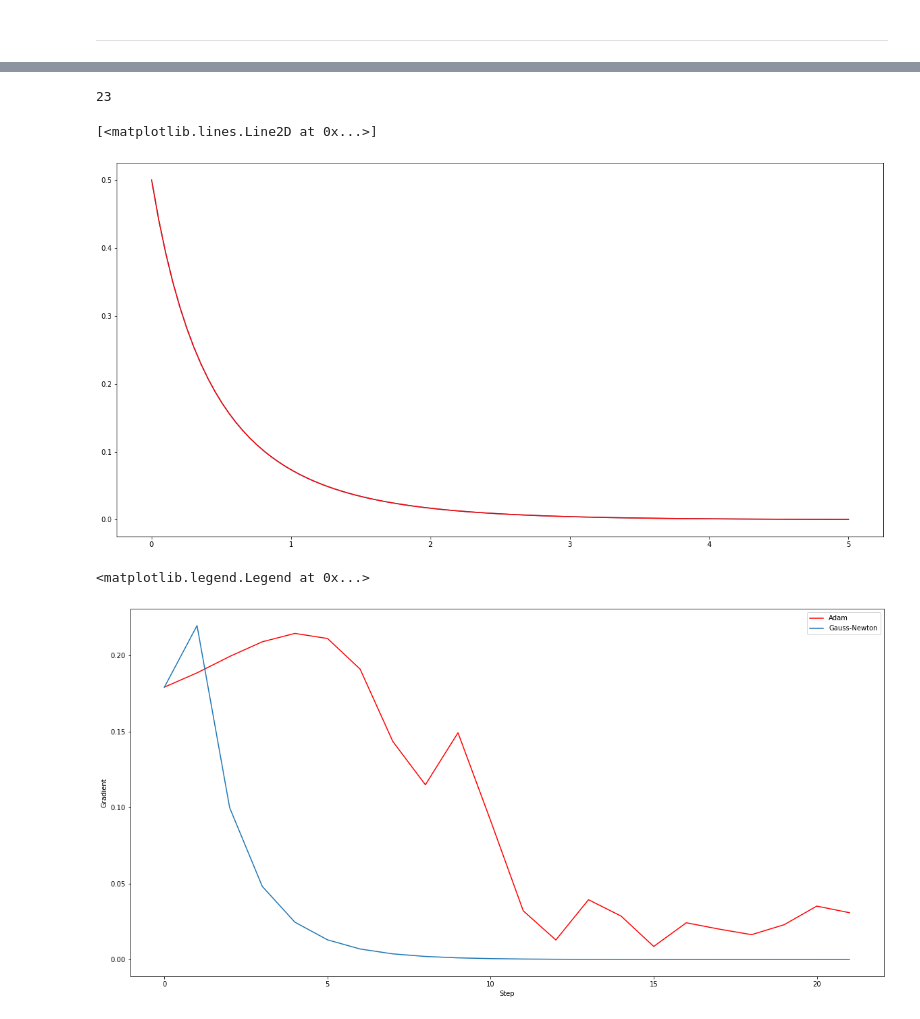
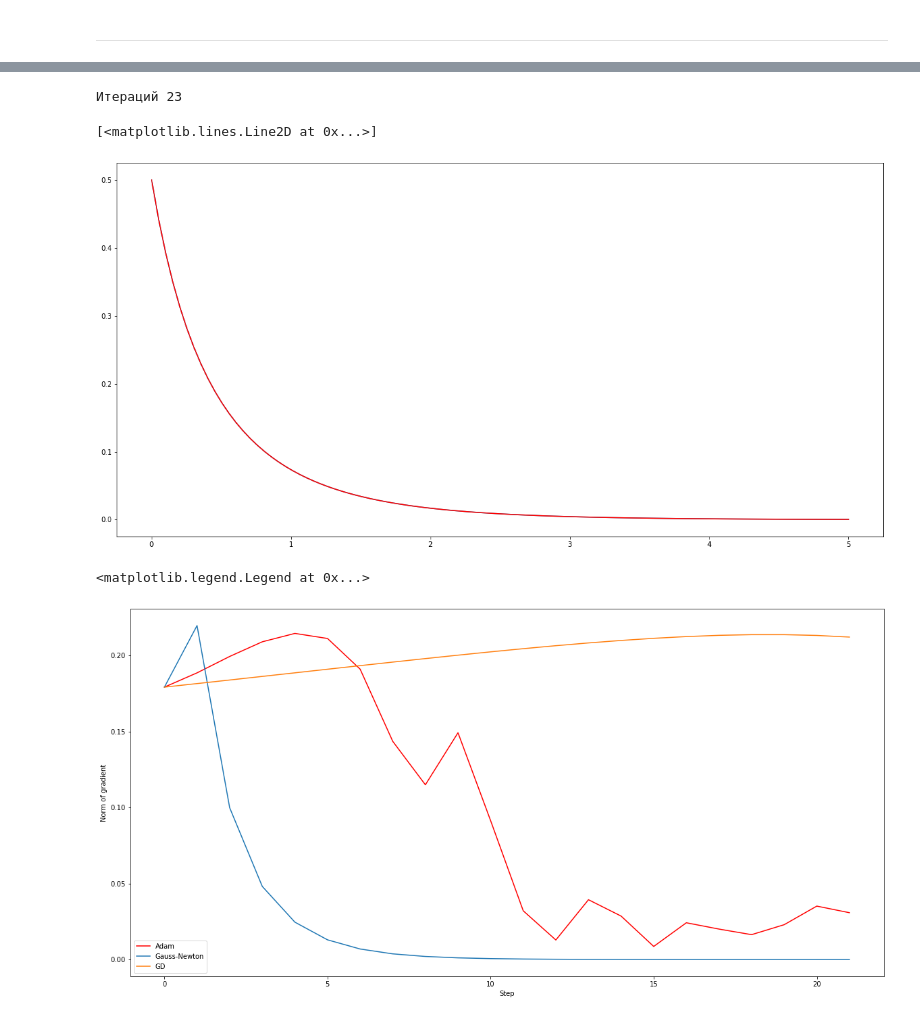
Before and after one commit to dzahbarov/opt-methods, a Jupyter notebook: lab3/lab3.ipynb, the cells around one changed output, grey strips where cells are left out. Drawn from its saved outputs; the diff is of its cells as text; code cells hidden in the pictures.

```diff
--- a/lab3/lab3.ipynb
+++ b/lab3/lab3.ipynb
@@ -93,0 +114,9 @@ len(points)
+# %%
+points, grads3, loss3 = gd(minimizing_func, 0.3, start=start_point, lr_strategy=const_lr, epoch=50000)
+
+print("Итераций", len(points))
+
+ans = points[-1]
+plt.plot(xs, func(xs, ans[0], ans[1], ans[2]), '-')
+
+plt.plot(xs, ys, 'r')
@@ -130,7 +153,6 @@ def grad2(f, x, idx_of_term, idx_of_var):
     return partial2(f, idx_of_var, x, idx_of_term)
 # %%
 # p = -(J^T * J)^(-1) J * r
-
 
 def calcP(x):
     res = list()
@@ -139,19 +161,12 @@ def calcP(x):
         for j in range(100):
             row.append(grad2(minimizing_func2, x, [j], i))
         res.append(row)
-    J = np.array(res)
-    J = J.transpose()
-    JT = J.transpose()
-    Mul = np.matmul(JT, J)
-    rev = np.linalg.inv(Mul)
-    anti = -rev
-    hh = np.matmul(anti, JT)
+    JT = np.array(res)
+    hh = -np.linalg.inv(JT @ JT.transpose()) @ JT
     rs = list()
     for i in range(100):
         rs.append(minimizing_func2(x, [i]))
-    rsnp = np.array(rs)
-    rstr = rsnp.transpose()
-    res = np.matmul(hh, rstr)
+    res = hh @ np.array(rs).transpose()
     return res
 
 
@@ -171,36 +186,30 @@ def newton(f, lr, start, lr_strategy=const_lr, epoch=20):
 
     return [np.array(points), grads, loss2]
 # %%
-lst = newton(minimizing_func2, 1, start=start_point, lr_strategy=exp_lr, epoch=2000)
-points = lst[0]
-grads2 = lst[1]
-loss2 = lst[2]
-print(len(points))
+points, grads2, loss2 = newton(minimizing_func2, 1, start=start_point, lr_strategy=exp_lr, epoch=2000)
+
+print("Итераций", len(points))
 
 ans = points[-1]
 plt.plot(xs, func(xs, ans[0], ans[1], ans[2]), '-')
 
 plt.plot(xs, ys, 'r')
 # %% [output]
-23
+Итераций 23
 [<matplotlib.lines.Line2D at 0x...>]
 [figure]
 # %%
+ss = range(0, len(points) - 1)
 
-
-
-ss = range(0, len(points)-1)
-
-plt.plot(ss, grads1[:len(points)-1], 'r', label='Adam')
-
-
-plt.plot(ss, grads2[:len(points)-1], label='Gauss-Newton')
+plt.plot(ss, grads1[:len(points) - 1], 'r', label='Adam')
+plt.plot(ss, grads2[:len(points) - 1], label='Gauss-Newton')
+plt.plot(ss, grads3[:len(points) - 1], label='GD')
 
 plt.xlabel("Step")
-plt.ylabel("Gradient")
+plt.ylabel("Norm of gradient")
 
 plt.legend()
 # %% [output]
 <matplotlib.legend.Legend at 0x...>
-[figure, old version]
+[figure, new version]
 # %%
```
Also changed, not shown: parts of 14 cells of this notebook.
